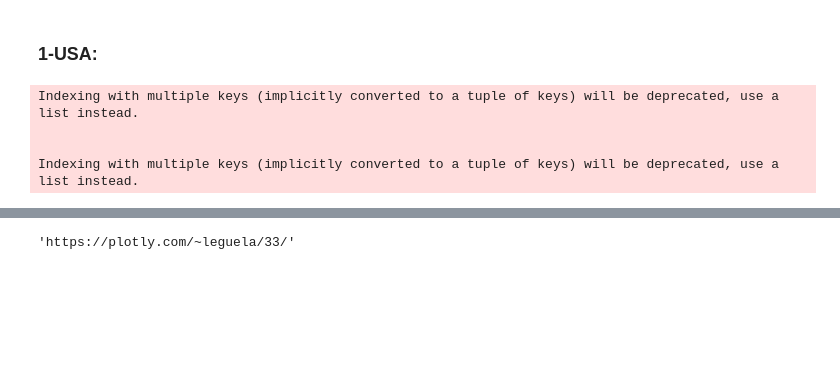
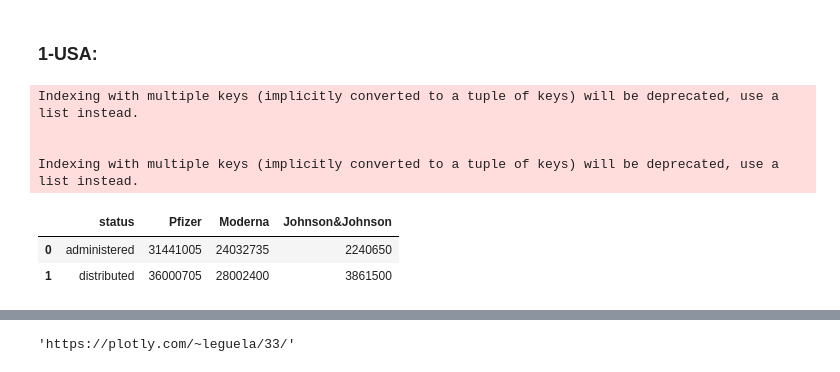
Before and after one commit to AmyLG/NSS_capstone_twitter_covid19_vaccines_across_us_and_fr, a Jupyter notebook: notebooks/eda_vaccination_rate_france_usa.ipynb, the cells around one changed output, grey strips where cells are left out. Cells and saved outputs as stored; diff of their text form; code cells hidden in the pictures; blank space fills up the shorter version.

```diff
--- a/notebooks/eda_vaccination_rate_france_usa.ipynb
+++ b/notebooks/eda_vaccination_rate_france_usa.ipynb
@@ -116,8 +116,8 @@ vac_ne = vaccination_us[vaccination_us['location'].isin(northeast_states)]
 southeast_states = ['TN', 'AL', 'MS', 'GA', 'LA', 'NC', 'SC', 'AR', 'FL', 'KY']
 vac_se = vaccination_us[vaccination_us['location'].isin(southeast_states)]
 # %%
-ne_distri = vac_ne[['distributed', 'distributed_pfizer', 'distributed_moderna', 'distributed_janssen', 'distributed_unk_manuf']].rename(columns={'distributed_pfizer':'Pfizer', 'distributed_moderna':'Moderna', 'distributed_janssen':'Janssen'})
+ne_distri = vac_ne[['distributed', 'distributed_pfizer', 'distributed_moderna', 'distributed_janssen', 'distributed_unk_manuf']].rename(columns={'distributed_pfizer':'Pfizer', 'distributed_moderna':'Moderna', 'distributed_janssen':'Johnson&Johnson'})
 ne_distri['status'] = 'distributed'
-ne_admin = vac_ne[['administered', 'administered_janssen', 'administered_moderna', 'administered_pfizer', 'administered_unk_manuf']].rename(columns={'administered_pfizer':'Pfizer', 'administered_moderna':'Moderna', 'administered_janssen':'Janssen'})
+ne_admin = vac_ne[['administered', 'administered_janssen', 'administered_moderna', 'administered_pfizer', 'administered_unk_manuf']].rename(columns={'administered_pfizer':'Pfizer', 'administered_moderna':'Moderna', 'administered_janssen':'Johnson&Johnson'})
 ne_admin['status'] = 'administered'
 # %%
@@ -130,11 +130,17 @@ se_admin['status'] = 'administered'
 se_all = pd.concat([se_distri, se_admin], ignore_index=True)
 ne_all = pd.concat([ne_distri, ne_admin], ignore_index=True)
 # %%
-ne_all_gp = ne_all.groupby('status')['Pfizer', 'Moderna', 'Janssen'].sum().reset_index()
-se_all_gp = se_all.groupby('status')['Pfizer', 'Moderna', 'Janssen'].sum().reset_index()
+ne_all_gp = ne_all.groupby('status')['Pfizer', 'Moderna', 'Johnson&Johnson'].sum().reset_index()
+se_all_gp = se_all.groupby('status')['Pfizer', 'Moderna', 'Johnson&Johnson'].sum().reset_index()
 # %% [output]
 Indexing with multiple keys (implicitly converted to a tuple of keys) will be deprecated, use a list instead.
 
 
 Indexing with multiple keys (implicitly converted to a tuple of keys) will be deprecated, use a list instead.
+# %%
+ne_all_gp
+# %% [output]
+|  | status | Pfizer | Moderna | Johnson&Johnson |
+| 0 | administered | 31441005 | 24032735 | 2240650 |
+| 1 | distributed | 36000705 | 28002400 | 3861500 |
 # %%
```
Also changed, not shown: parts of 14 cells of this notebook, 5 other files.
